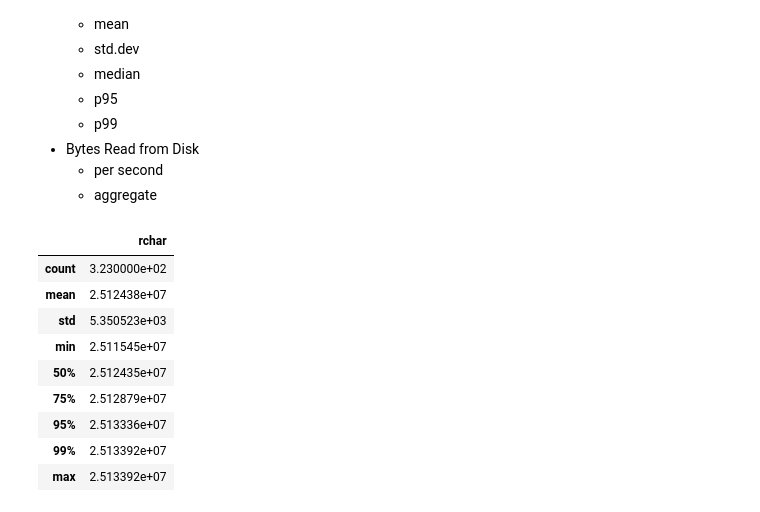
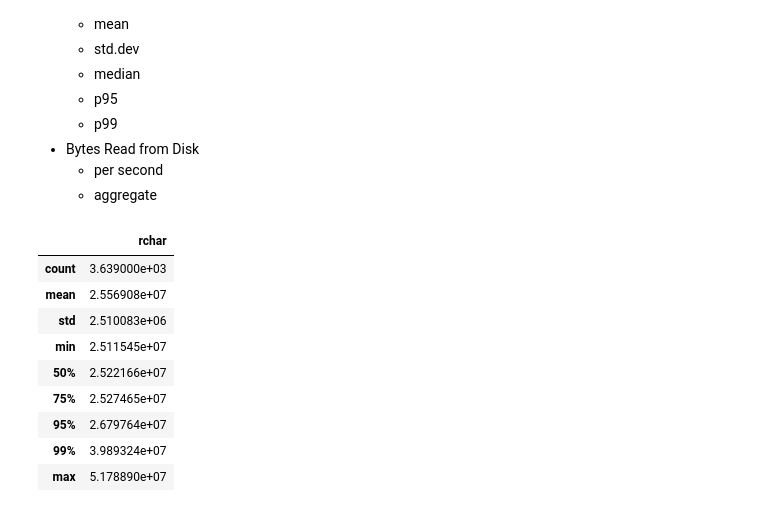
Before and after one commit to LipatJob/spatial-lsm-tree-benchmark, a Jupyter notebook: 4. generate_report.ipynb, the cells around one changed output. Saved outputs shown, nothing was run; the diff lists cells and outputs as text; code cells hidden in the pictures.

```diff
--- a/4. generate_report.ipynb
+++ b/4. generate_report.ipynb
@@ -6,8 +9,6 @@ writes_io_data_path = "logs/disk/disk_cc_1745830835.log"
 reads_throughput_data_path = ""
 reads_io_data_path = ""
 # %%
-import pandas as pd
-
 # Define a function to parse the log file
 def parse_io_log_file(file_path):
     # Open and read the log file
@@ -37,4 +38,5 @@ def parse_io_log_file(file_path):
     df['timestamp'] = pd.to_datetime(df['timestamp'],unit='s')
     return df
 
-df = parse_io_log_file(writes_io_data_path)
+io_df = parse_io_log_file(writes_io_data_path)
+io_df
@@ -68,3 +149,6 @@ def parse_benchmark_log_file(file_path):
+# %%
+def show_aggregate_stats(df):
+    return df.describe([.50, .75, .95, .99])
 # %% [markdown]
 ## Write
 - Write Throughput
@@ -133,16 +208,16 @@ fig.show()
   - per second
   - aggregate
 # %%
-df[["rchar"]].describe([.50, .75, .95, .99])
+show_aggregate_stats(io_df[["rchar"]])
 # %% [output]
 |  | rchar |
-| count | 3.230000e+02 |
-| mean | 2.512438e+07 |
-| std | 5.350523e+03 |
+| count | 3.639000e+03 |
+| mean | 2.556908e+07 |
+| std | 2.510083e+06 |
 | min | 2.511545e+07 |
-| 50% | 2.512435e+07 |
-| 75% | 2.512879e+07 |
-| 95% | 2.513336e+07 |
-| 99% | 2.513392e+07 |
-| max | 2.513392e+07 |
+| 50% | 2.522166e+07 |
+| 75% | 2.527465e+07 |
+| 95% | 2.679764e+07 |
+| 99% | 3.989324e+07 |
+| max | 5.178890e+07 |
 # %%
```
Also changed, not shown: parts of 9 cells of this notebook.
